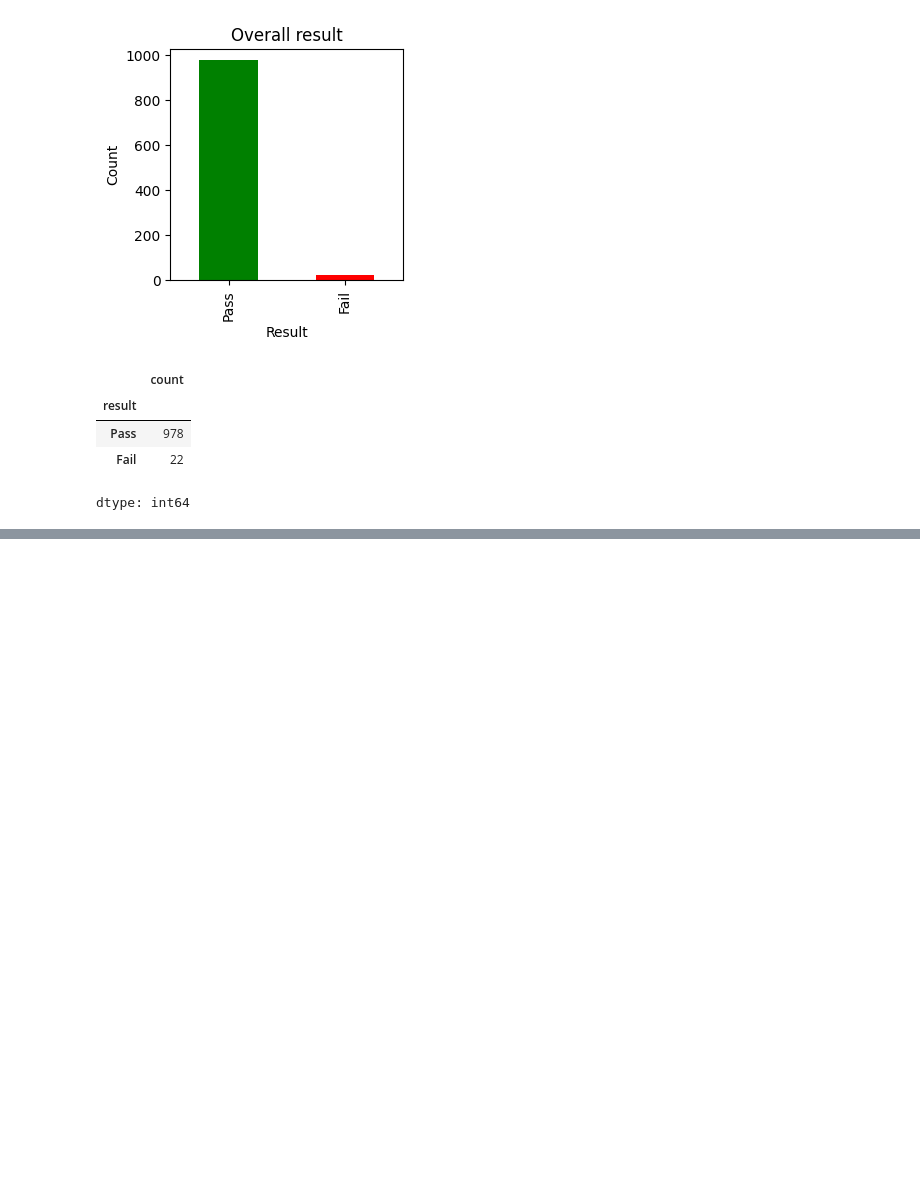
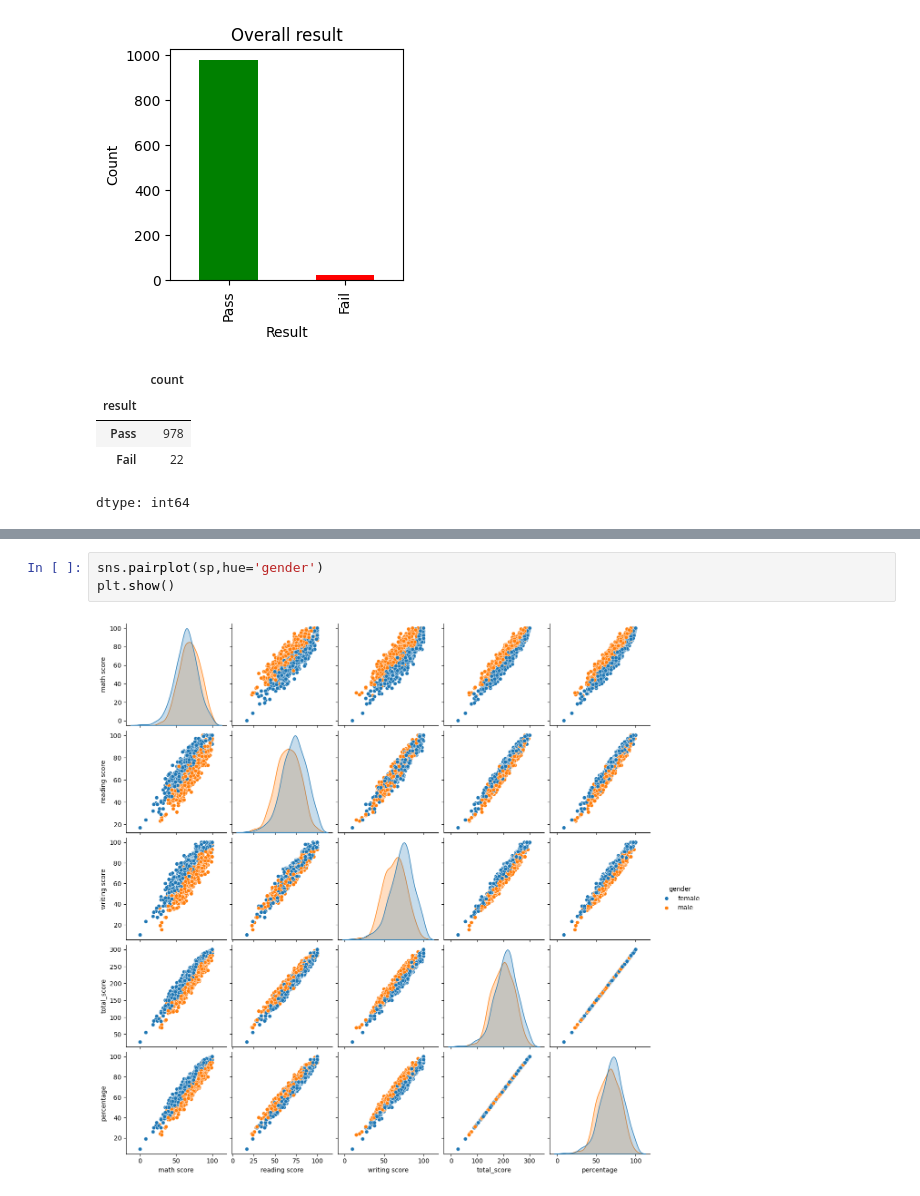
Before and after one commit to RaoFaris/Student-Performance-Analytics-Marks-Prediction-Rules-Engine-non-ML-, a Jupyter notebook: StudentsPerformance.ipynb, the cells around one changed output, grey strips where cells are left out. Saved outputs shown, nothing was run; the diff lists cells and outputs as text; blank space fills up the shorter version.

```diff
--- a/StudentsPerformance.ipynb
+++ b/StudentsPerformance.ipynb
@@ -107,0 +139,5 @@ dtype: int64
+# %%
+sns.pairplot(sp,hue='gender')
+plt.show()
+# %% [output]
+[figure, added]
```
Also changed, not shown: parts of 7 cells of this notebook.
